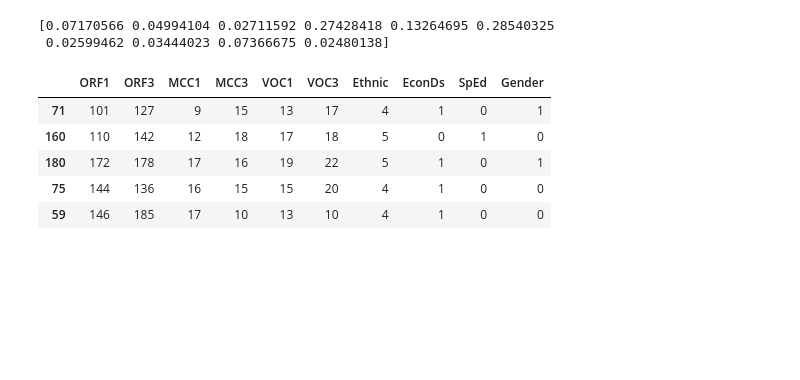
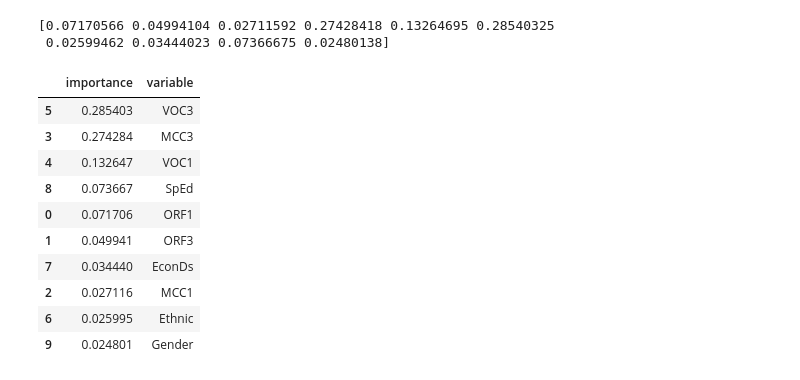
Before and after one commit to jkyleroberts/ML_Train_LASI, a Jupyter notebook: Educ_ML.ipynb, the cells around one changed output. Cells and saved outputs as stored; diff of their text form; code cells hidden in the pictures; blank space fills up the shorter version.

```diff
--- a/Educ_ML.ipynb
+++ b/Educ_ML.ipynb
@@ -200,12 +204,21 @@ print(xg_reg.feature_importances_)
 # %% [output]
 [0.07170566 0.04994104 0.02711592 0.27428418 0.13264695 0.28540325
  0.02599462 0.03444023 0.07366675 0.02480138]
-# %%
-X2_train.head()
-# %% [output]
-|  | ORF1 | ORF3 | MCC1 | MCC3 | VOC1 | VOC3 | Ethnic | EconDs | SpEd | Gender |
-| 71 | 101 | 127 | 9 | 15 | 13 | 17 | 4 | 1 | 0 | 1 |
-| 160 | 110 | 142 | 12 | 18 | 17 | 18 | 5 | 0 | 1 | 0 |
-| 180 | 172 | 178 | 17 | 16 | 19 | 22 | 5 | 1 | 0 | 1 |
-| 75 | 144 | 136 | 16 | 15 | 15 | 20 | 4 | 1 | 0 | 0 |
-| 59 | 146 | 185 | 17 | 10 | 13 | 10 | 4 | 1 | 0 | 0 |
+# %%
+imp = pd.DataFrame(np.transpose(xg_reg.feature_importances_))
+vars_X2 = pd.DataFrame(list(X2_train.columns))
+featimp = pd.concat([imp, vars_X2], axis=1)
+featimp.columns = ['importance','variable']
+featimp.sort_values(by=['importance'], ascending=False)
+# %% [output]
+|  | importance | variable |
+| 5 | 0.285403 | VOC3 |
+| 3 | 0.274284 | MCC3 |
+| 4 | 0.132647 | VOC1 |
+| 8 | 0.073667 | SpEd |
+| 0 | 0.071706 | ORF1 |
+| 1 | 0.049941 | ORF3 |
+| 7 | 0.034440 | EconDs |
+| 2 | 0.027116 | MCC1 |
+| 6 | 0.025995 | Ethnic |
+| 9 | 0.024801 | Gender |
```
Also changed, not shown: parts of 4 cells of this notebook.
